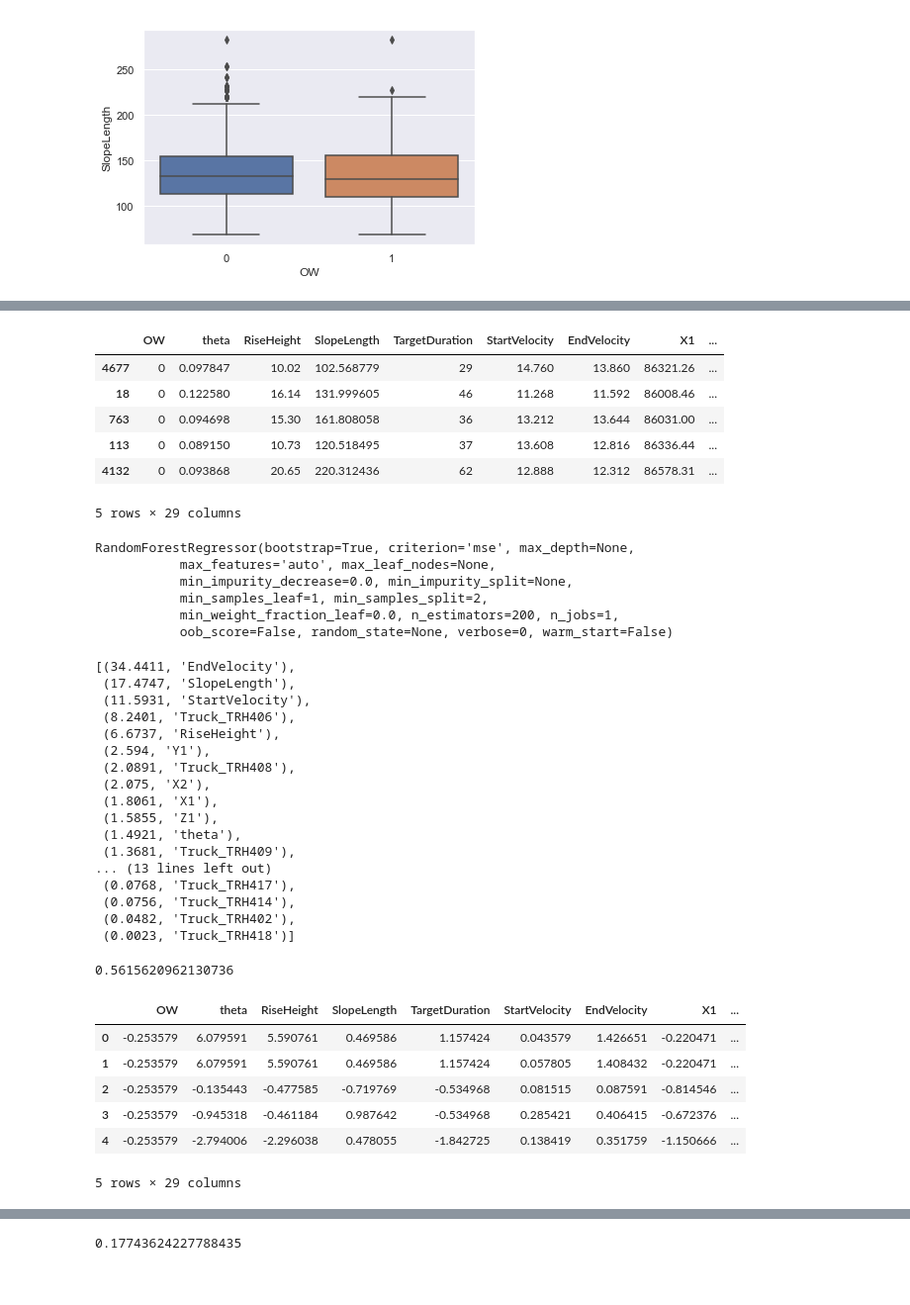
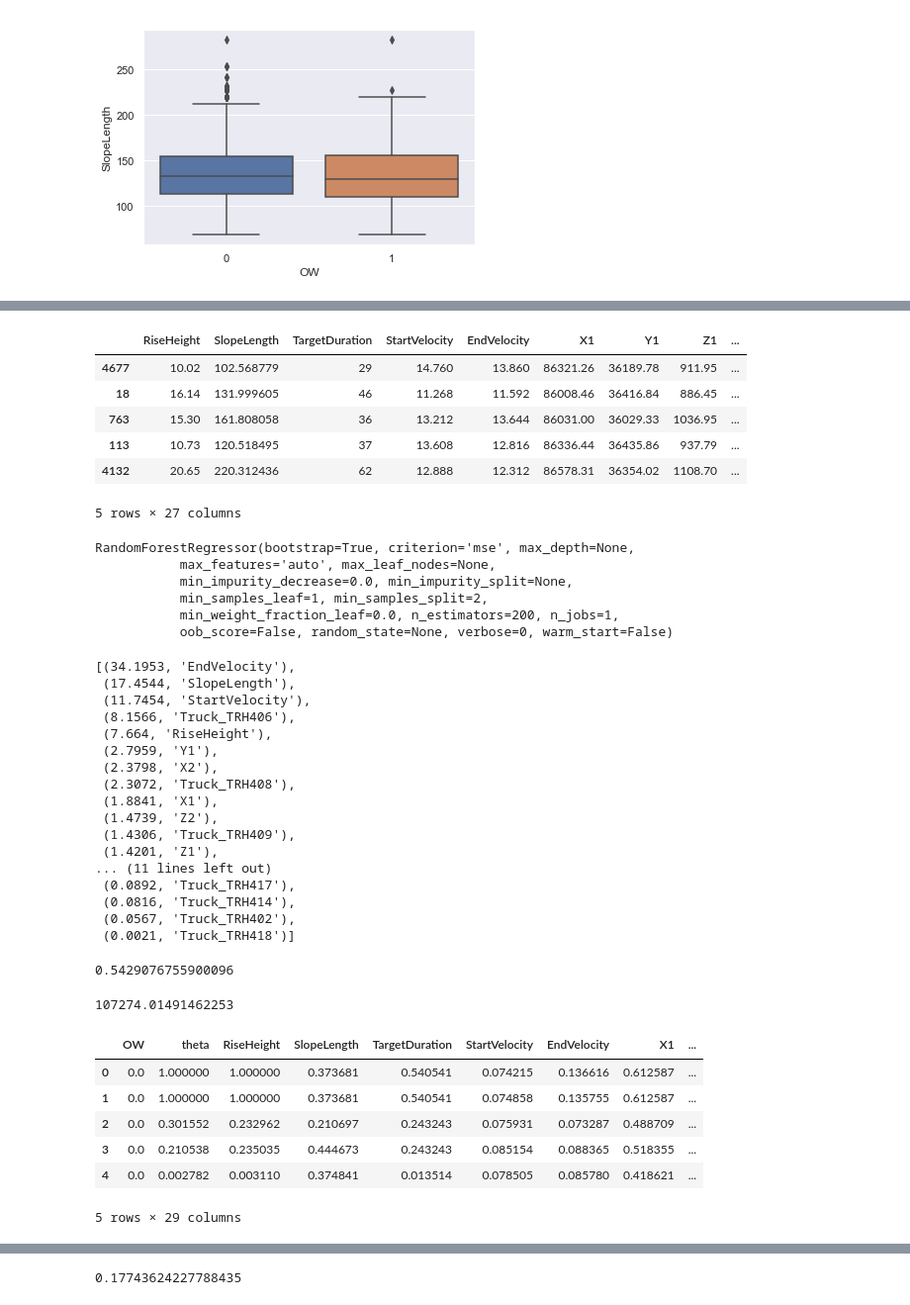
Before and after one commit to ognpa/unearthed, a Jupyter notebook: Untitled2.ipynb, the cells around one changed output, grey strips where cells are left out. Shown at 99% size. Cells and saved outputs as stored; diff of their text form; code cells hidden in the pictures.

```diff
--- a/Untitled2.ipynb
+++ b/Untitled2.ipynb
@@ -216,7 +216,7 @@ sns.boxplot(x='OW',y='SlopeLength',data=tgt_set)
 <matplotlib.axes._subplots.AxesSubplot at 0x...>
 [figure]
 # %%
-d=tgt_set.loc[:,['OW','Truck','theta','RiseHeight','SlopeLength','TargetDuration',
+d=tgt_set.loc[:,['Truck','RiseHeight','SlopeLength','TargetDuration',
                  'StartVelocity','EndVelocity','Tonnage per hour',
                  'X1','Y1','Z1','X2','Y2','Z2']]
 # %%
@@ -250,13 +250,13 @@ y=d['Tonnage per hour']
 X_train, X_test, y_train, y_test=train_test_split(X,y,test_size=0.2,random_state=32,shuffle=True)
 X_train.head()
 # %% [output]
-|  | OW | theta | RiseHeight | SlopeLength | TargetDuration | StartVelocity | EndVelocity | X1 | ... |
-| 4677 | 0 | 0.097847 | 10.02 | 102.568779 | 29 | 14.760 | 13.860 | 86321.26 | ... |
-| 18 | 0 | 0.122580 | 16.14 | 131.999605 | 46 | 11.268 | 11.592 | 86008.46 | ... |
-| 763 | 0 | 0.094698 | 15.30 | 161.808058 | 36 | 13.212 | 13.644 | 86031.00 | ... |
-| 113 | 0 | 0.089150 | 10.73 | 120.518495 | 37 | 13.608 | 12.816 | 86336.44 | ... |
-| 4132 | 0 | 0.093868 | 20.65 | 220.312436 | 62 | 12.888 | 12.312 | 86578.31 | ... |
+|  | RiseHeight | SlopeLength | TargetDuration | StartVelocity | EndVelocity | X1 | Y1 | Z1 | ... |
+| 4677 | 10.02 | 102.568779 | 29 | 14.760 | 13.860 | 86321.26 | 36189.78 | 911.95 | ... |
+| 18 | 16.14 | 131.999605 | 46 | 11.268 | 11.592 | 86008.46 | 36416.84 | 886.45 | ... |
+| 763 | 15.30 | 161.808058 | 36 | 13.212 | 13.644 | 86031.00 | 36029.33 | 1036.95 | ... |
+| 113 | 10.73 | 120.518495 | 37 | 13.608 | 12.816 | 86336.44 | 36435.86 | 937.79 | ... |
+| 4132 | 20.65 | 220.312436 | 62 | 12.888 | 12.312 | 86578.31 | 36354.02 | 1108.70 | ... |
-5 rows × 29 columns
+5 rows × 27 columns
 # %%
 from sklearn.ensemble import RandomForestRegressor
 from sklearn.metrics import roc_auc_score
@@ -272,42 +272,49 @@ RandomForestRegressor(bootstrap=True, criterion='mse', max_depth=None,
 # %%
 sorted(zip(map(lambda x: round(x, 4), rf.feature_importances_*100), reqd), reverse=True)
 # %% [output]
-[(34.4411, 'EndVelocity'),
- (17.4747, 'SlopeLength'),
- (11.5931, 'StartVelocity'),
- (8.2401, 'Truck_TRH406'),
- (6.6737, 'RiseHeight'),
- (2.594, 'Y1'),
- (2.0891, 'Truck_TRH408'),
- (2.075, 'X2'),
- (1.8061, 'X1'),
- (1.5855, 'Z1'),
- (1.4921, 'theta'),
- (1.3681, 'Truck_TRH409'),
-... (13 lines left out)
- (0.0768, 'Truck_TRH417'),
- (0.0756, 'Truck_TRH414'),
- (0.0482, 'Truck_TRH402'),
- (0.0023, 'Truck_TRH418')]
+[(34.1953, 'EndVelocity'),
+ (17.4544, 'SlopeLength'),
+ (11.7454, 'StartVelocity'),
+ (8.1566, 'Truck_TRH406'),
+ (7.664, 'RiseHeight'),
+ (2.7959, 'Y1'),
+ (2.3798, 'X2'),
+ (2.3072, 'Truck_TRH408'),
+ (1.8841, 'X1'),
+ (1.4739, 'Z2'),
+ (1.4306, 'Truck_TRH409'),
+ (1.4201, 'Z1'),
+... (11 lines left out)
+ (0.0892, 'Truck_TRH417'),
+ (0.0816, 'Truck_TRH414'),
+ (0.0567, 'Truck_TRH402'),
+ (0.0021, 'Truck_TRH418')]
 # %%
 preds=rf.predict(X_test)
 df=pd.DataFrame(preds)
 df.columns=['pred']
 rf.score(X_test,y_test)
 # %% [output]
-0.5615620962130736
+0.5429076755900096
+# %%
+df=pd.DataFrame(rf.predict(X_test))
+df.columns=['pred']
+from sklearn.metrics import mean_squared_error
+np.sqrt(mean_squared_error(y_test,df.pred))
+# %% [output]
+107274.01491462253
 # %%
 from sklearn import preprocessing
-scaler = preprocessing.StandardScaler()
+scaler = preprocessing.MinMaxScaler()
 scaled_df = scaler.fit_transform(X)
 g=pd.DataFrame(scaled_df)
 g.columns=X.columns
 g.head()
 # %% [output]
 |  | OW | theta | RiseHeight | SlopeLength | TargetDuration | StartVelocity | EndVelocity | X1 | ... |
-| 0 | -0.253579 | 6.079591 | 5.590761 | 0.469586 | 1.157424 | 0.043579 | 1.426651 | -0.220471 | ... |
-| 1 | -0.253579 | 6.079591 | 5.590761 | 0.469586 | 1.157424 | 0.057805 | 1.408432 | -0.220471 | ... |
-| 2 | -0.253579 | -0.135443 | -0.477585 | -0.719769 | -0.534968 | 0.081515 | 0.087591 | -0.814546 | ... |
-| 3 | -0.253579 | -0.945318 | -0.461184 | 0.987642 | -0.534968 | 0.285421 | 0.406415 | -0.672376 | ... |
-| 4 | -0.253579 | -2.794006 | -2.296038 | 0.478055 | -1.842725 | 0.138419 | 0.351759 | -1.150666 | ... |
+| 0 | 0.0 | 1.000000 | 1.000000 | 0.373681 | 0.540541 | 0.074215 | 0.136616 | 0.612587 | ... |
+| 1 | 0.0 | 1.000000 | 1.000000 | 0.373681 | 0.540541 | 0.074858 | 0.135755 | 0.612587 | ... |
+| 2 | 0.0 | 0.301552 | 0.232962 | 0.210697 | 0.243243 | 0.075931 | 0.073287 | 0.488709 | ... |
+| 3 | 0.0 | 0.210538 | 0.235035 | 0.444673 | 0.243243 | 0.085154 | 0.088365 | 0.518355 | ... |
+| 4 | 0.0 | 0.002782 | 0.003110 | 0.374841 | 0.013514 | 0.078505 | 0.085780 | 0.418621 | ... |
 5 rows × 29 columns
```
Also changed, not shown: parts of 18 cells of this notebook, 1 other file.
